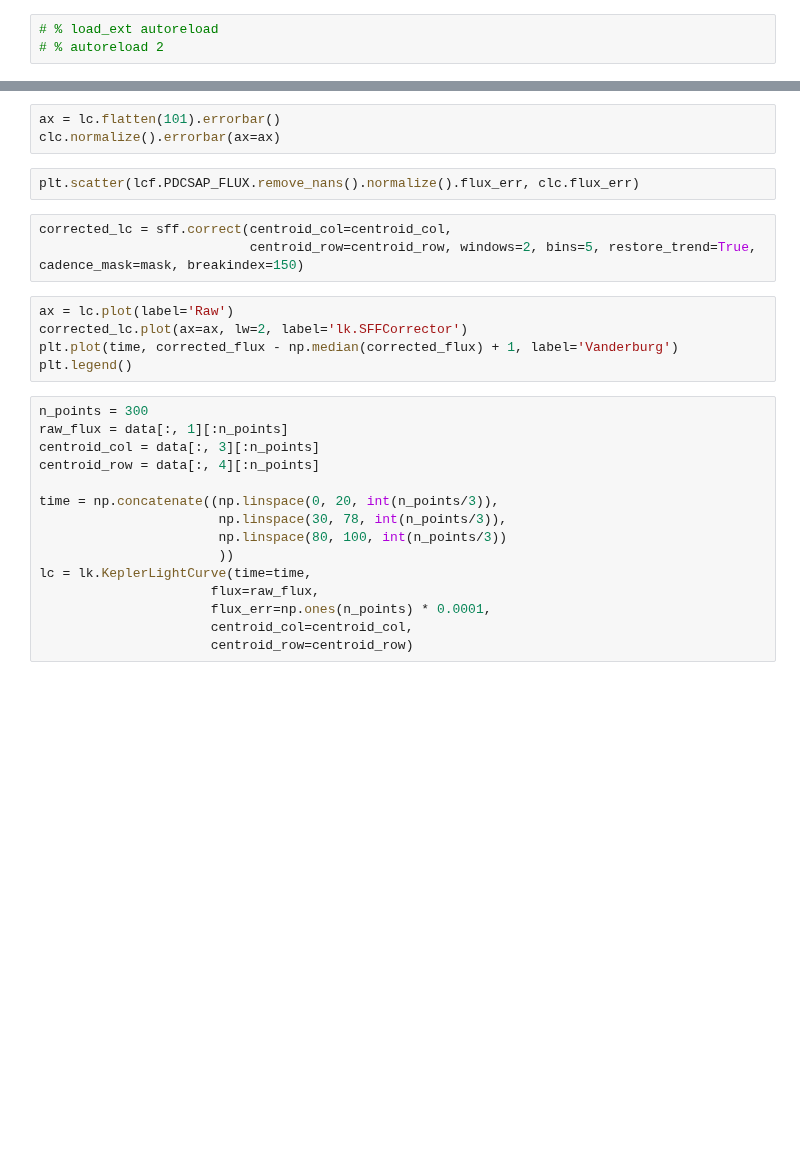
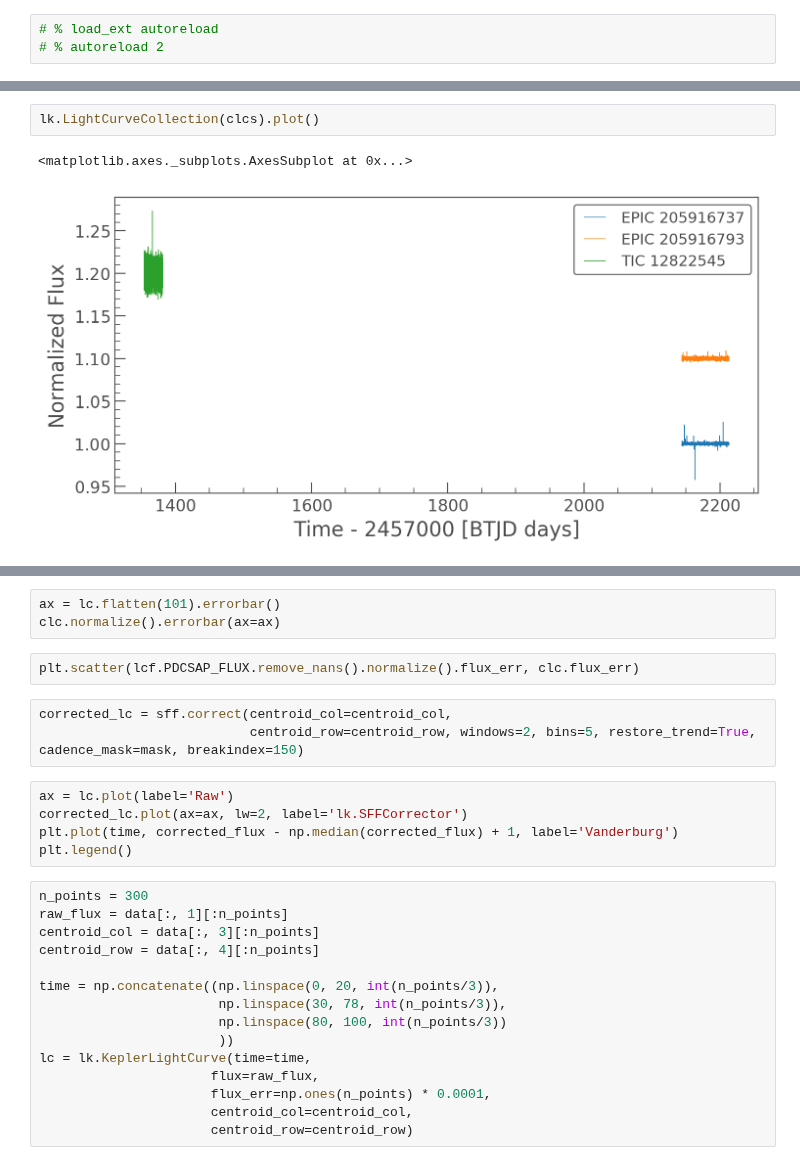
Before and after one commit to christinahedges/lightkurve, a Jupyter notebook: lightkurve/correctors/sandbox/dev.ipynb, the cells around one changed output, grey strips where cells are left out. Cells and saved outputs as stored; diff of their text form; blank space fills up the shorter version.

```diff
--- a/lightkurve/correctors/sandbox/dev.ipynb
+++ b/lightkurve/correctors/sandbox/dev.ipynb
@@ -35,0 +40,5 @@ plt.pcolormesh(sff.X[0].values.T)
+# %%
+lk.LightCurveCollection(clcs).plot()
+# %% [output]
+<matplotlib.axes._subplots.AxesSubplot at 0x...>
+[figure, added]
```
Also changed, not shown: parts of 19 cells of this notebook, 2 other files.
